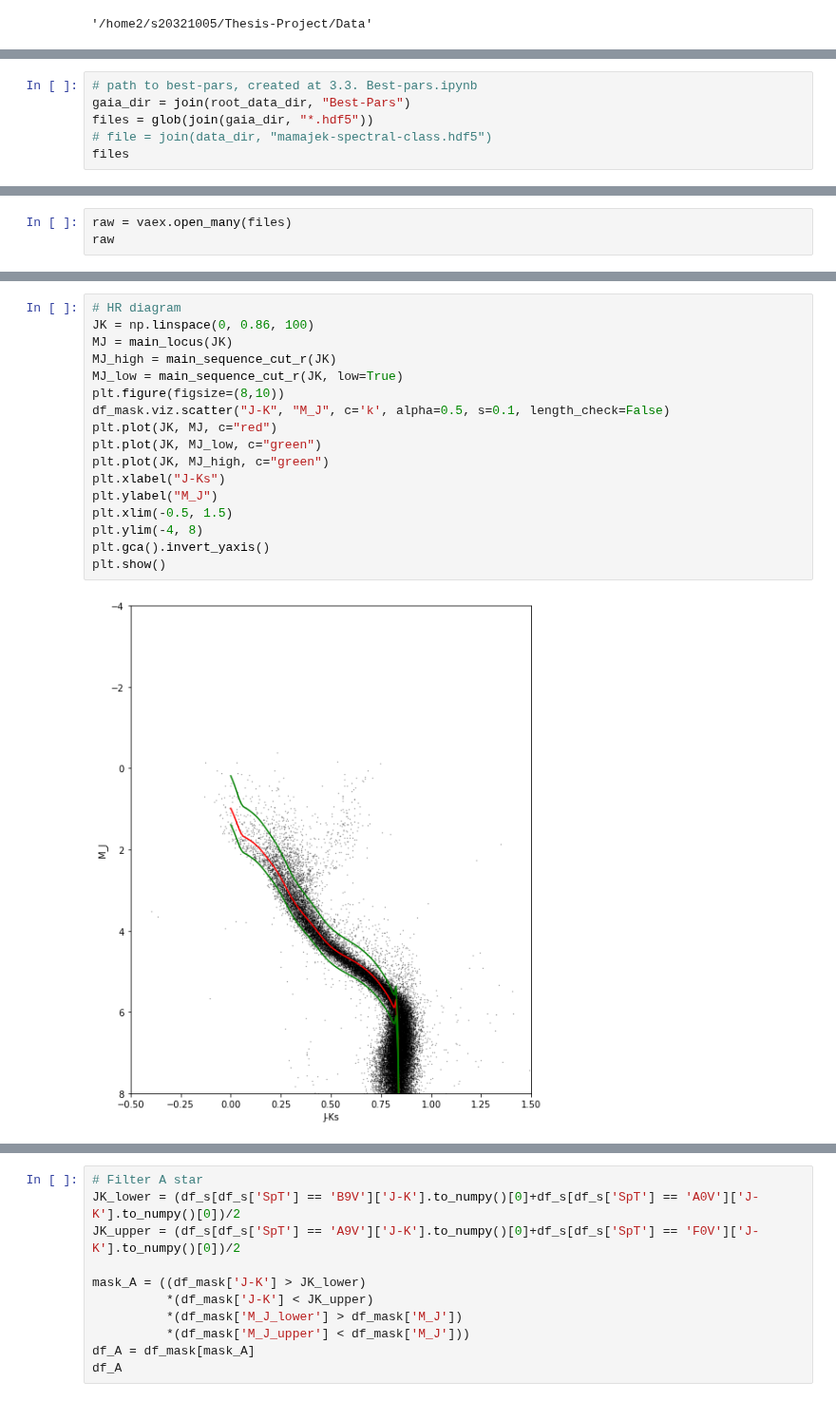
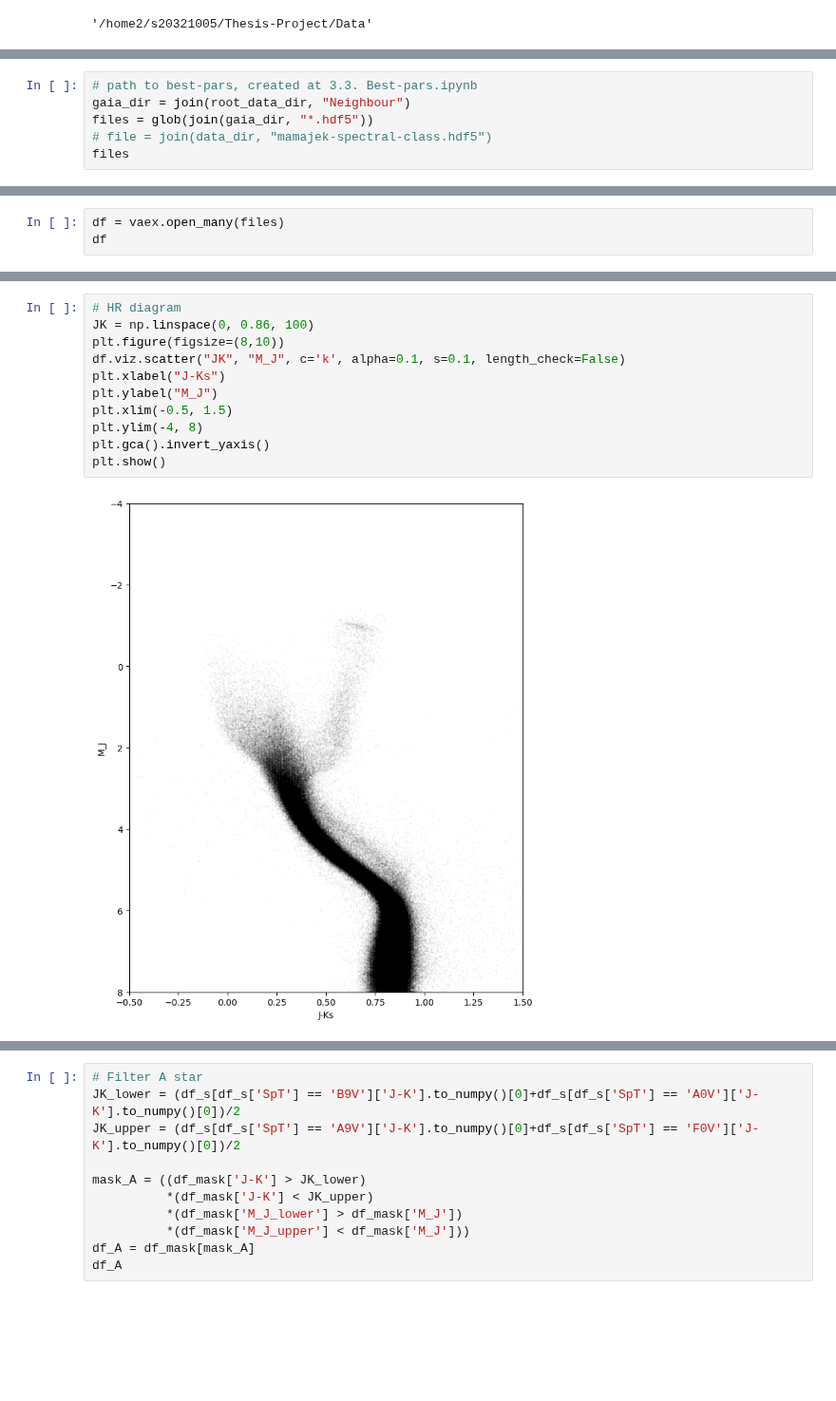
Before and after one commit to Alisyaifudin/Thesis-Project, a Jupyter notebook: 3. Vertical Velocity Distribution/3.4. Cutting.ipynb, the cells around one changed output, grey strips where cells are left out. Shown at 95% size. Saved outputs shown, nothing was run; the diff lists cells and outputs as text; blank space fills up the shorter version.

```diff
--- a/3. Vertical Velocity Distribution/3.4. Cutting.ipynb
+++ b/3. Vertical Velocity Distribution/3.4. Cutting.ipynb
@@ -32,6 +32,6 @@ Creating Spectral-Class-Velocity dir in Data dir
 # %%
 # path to best-pars, created at 3.3. Best-pars.ipynb
-gaia_dir = join(root_data_dir, "Best-Pars")
+gaia_dir = join(root_data_dir, "Neighbour")
 files = glob(join(gaia_dir, "*.hdf5"))
 # file = join(data_dir, "mamajek-spectral-class.hdf5")
 files
@@ -45,4 +40,4 @@ files
 # %%
-raw = vaex.open_many(files)
-raw
+df = vaex.open_many(files)
+df
 # %% [output]
@@ -147,22 +56,16 @@ df_mask
 # %%
 # HR diagram
 JK = np.linspace(0, 0.86, 100)
-MJ = main_locus(JK)
-MJ_high = main_sequence_cut_r(JK)
-MJ_low = main_sequence_cut_r(JK, low=True)
 plt.figure(figsize=(8,10))
-df_mask.viz.scatter("J-K", "M_J", c='k', alpha=0.5, s=0.1, length_check=False)
-plt.plot(JK, MJ, c="red")
-plt.plot(JK, MJ_low, c="green")
-plt.plot(JK, MJ_high, c="green")
+df.viz.scatter("JK", "M_J", c='k', alpha=0.1, s=0.1, length_check=False)
 plt.xlabel("J-Ks")
 plt.ylabel("M_J")
 plt.xlim(-0.5, 1.5)
 plt.ylim(-4, 8)
 plt.gca().invert_yaxis()
 plt.show()
 # %% [output]
-[figure, old version]
+[figure, new version]
 # %%
 df_s = load_spectral_types()
 df_s
```
Also changed, not shown: parts of 20 cells of this notebook, 29 other files.
